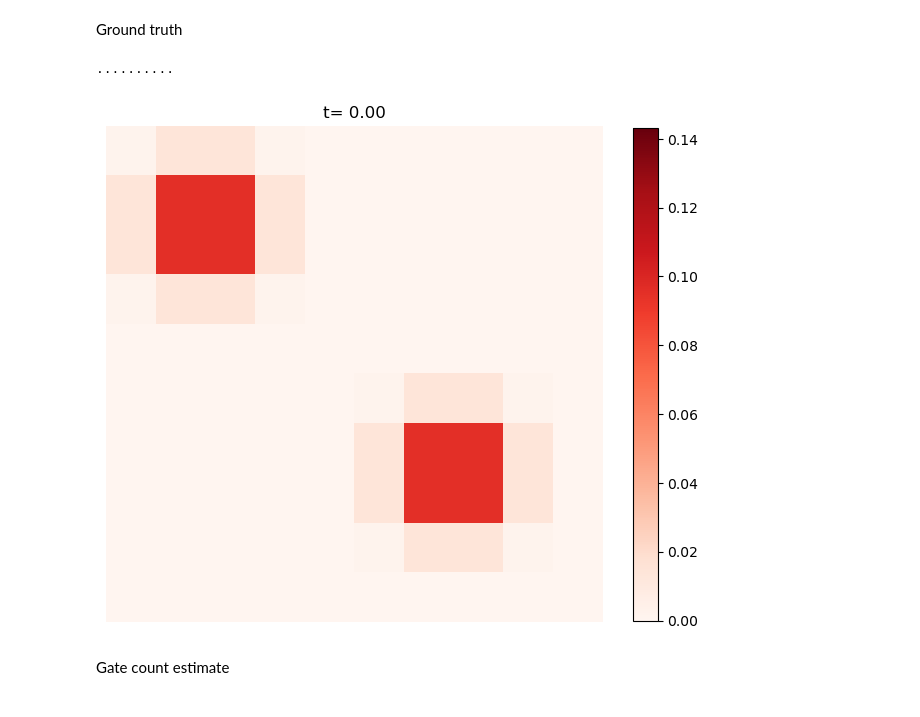
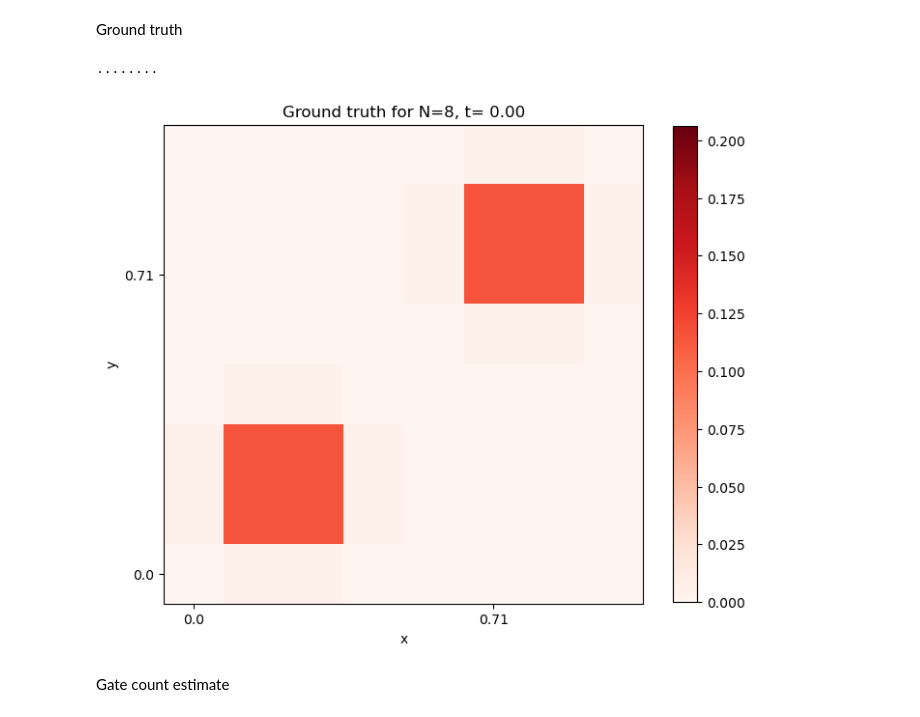
Before and after one commit to jli0108/quantum-diff-eq-ham-ebd, a Jupyter notebook: ionq_experiments.ipynb, the cells around one changed output. Saved outputs shown, nothing was run; the diff lists cells and outputs as text; code cells hidden in the pictures.

```diff
--- a/ionq_experiments.ipynb
+++ b/ionq_experiments.ipynb
@@ -622,7 +622,7 @@ else:
 experiment_data/advection-2d
 Device: simulator
 # %%
-N = 10
+N = 8
 dimension = 2
 encoding = "one-hot"
 n = num_qubits_per_dim(N, encoding)
@@ -633,7 +633,7 @@ T = 0.4
 r = 2                               # Trotter steps
 R = 1
 c = 1
-num_time_points = 32
+num_time_points = 41
 
 x_vals = np.linspace(0, R, N)
 t_vals = np.linspace(0, T, num_time_points)
@@ -773,38 +773,42 @@ import matplotlib.animation as animation
 import seaborn as sns
 import matplotlib as mpl
 # %%
-fps = 4
+fps = 8
 # First set up the figure, the axis, and the plot element we want to animate
 fig = plt.figure(figsize=(8,8))
 max_val = np.max(ideal_dist_reshaped)
 norm = mpl.colors.Normalize(vmin=0, vmax=max_val)
 im = plt.imshow(ideal_dist_reshaped[0], cmap="Reds")
-plt.title(f"Level set at t={t_vals[0] : 0.2f}")
+plt.title(f"Ground truth, t={t_vals[0] : 0.2f}")
 cb = plt.colorbar(im, shrink=0.8)
-plt.axis("off")
+plt.xlabel("x")
+plt.ylabel("y")
+plt.xticks(np.arange(N)[::5], [str(round(float(label), 2)) for label in x_vals[::5]])
+plt.yticks(np.arange(N)[::5], [str(round(float(label), 2)) for label in x_vals[::5]])
+plt.gca().invert_yaxis()
 
 def animate(i):
     if i % fps == 0:
         print( '.', end ='' )
 
     im.set_data(ideal_dist_reshaped[i])
     norm = mpl.colors.Normalize(vmin=0, vmax=max_val)
     im.set_norm(norm)
-    plt.title(f"t={t_vals[i] : 0.2f}")
+    plt.title(f"Ground truth for N={N}, t={t_vals[i] : 0.2f}")
     return [im]
 
 anim = animation.FuncAnimation(fig,
                                animate,
                                frames=num_time_points,
                                interval = 1000 # in ms
                                )
 
 filename="advection_2d_gt.gif"
 writergif = animation.PillowWriter(fps=fps)
 anim.save(filename, writer=writergif)
 # %% [output]
-..........
+........
-[figure, old version]
+[figure, new version]
 # %% [markdown]
 Gate count estimate
 # %%
```
Also changed, not shown: parts of 11 cells of this notebook.
